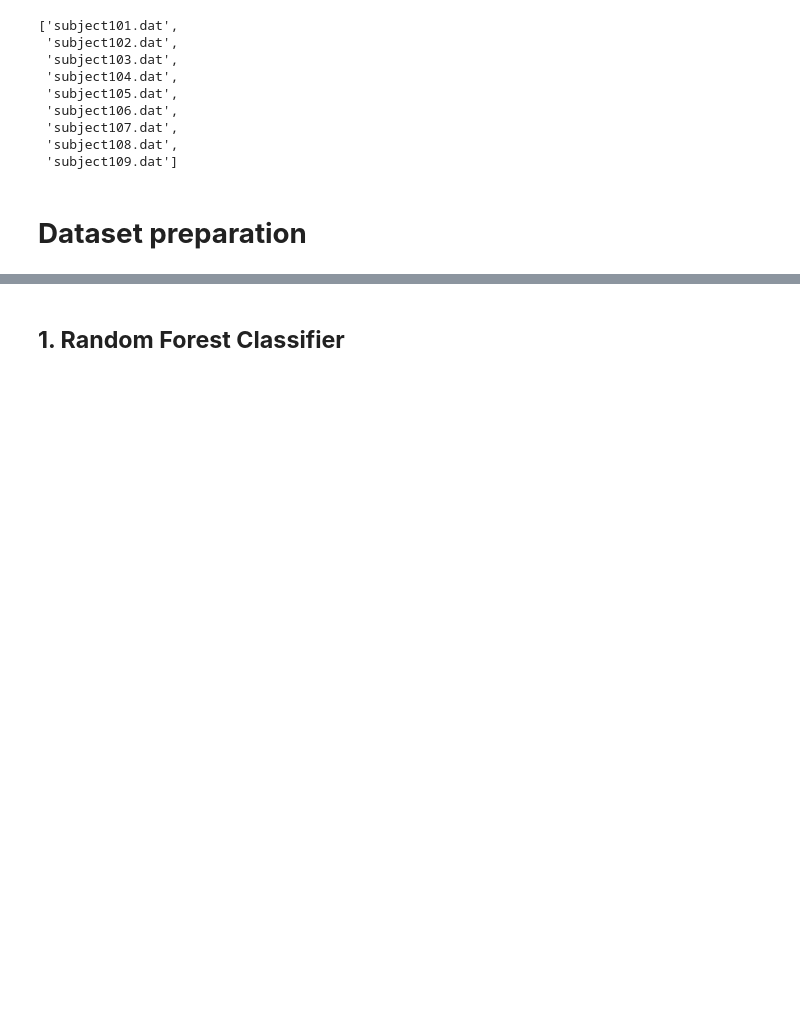
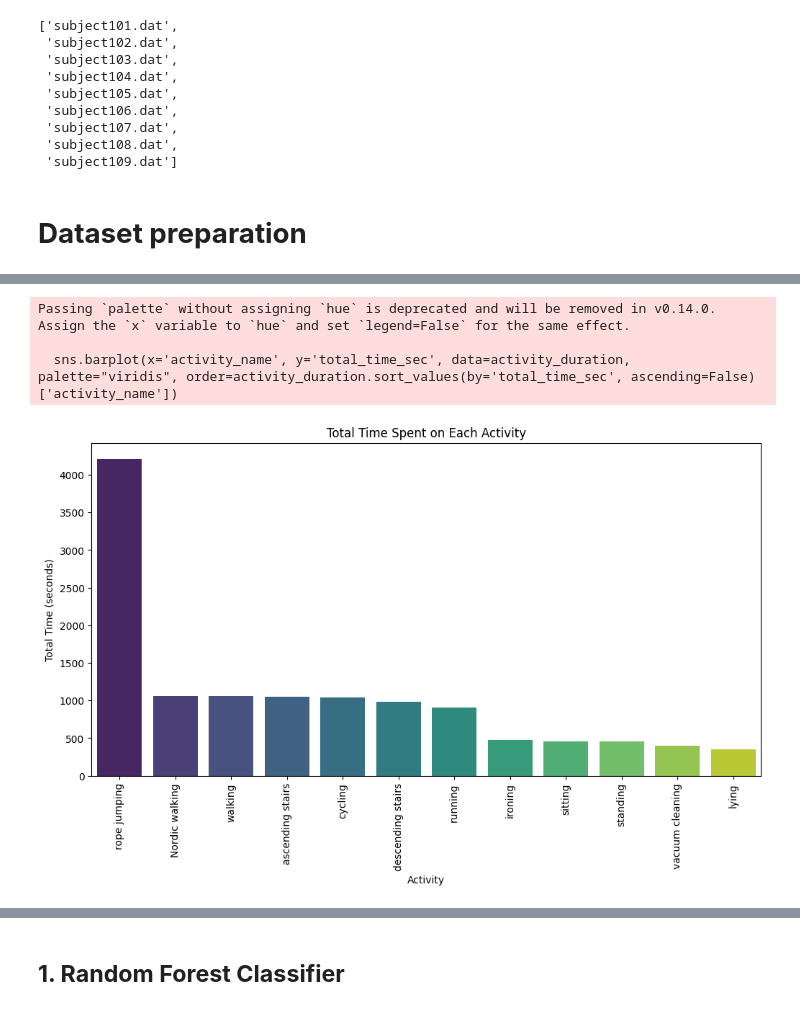
Before and after one commit to Balajinanda/Datascience-Project, a Jupyter notebook: Data_Science_Project.ipynb, the cells around one changed output, grey strips where cells are left out. Drawn from its saved outputs; the diff is of its cells as text; code cells hidden in the pictures; blank space fills up the shorter version.

```diff
--- a/Data_Science_Project.ipynb
+++ b/Data_Science_Project.ipynb
@@ -442,0 +270,21 @@ Test shape: (35100, 52)
+# %%
+# Calculate total time spent on each activity
+activity_duration = data.groupby('activity_id')['timestamp'].apply(lambda x: (x.max() - x.min()))
+activity_duration = activity_duration.reset_index()
+activity_duration.columns = ['activity_id', 'total_time_sec']
+
+# Add activity names
+activity_duration['activity_name'] = activity_duration['activity_id'].map(activity_map)
+
+plt.figure(figsize=(12, 6))
+sns.barplot(x='activity_name', y='total_time_sec', data=activity_duration, palette="viridis", order=activity_duration.sort_values(by='total_time_sec', ascending=False)['activity_name'])
+plt.title("Total Time Spent on Each Activity")
+plt.xlabel("Activity")
+plt.ylabel("Total Time (seconds)")
+plt.xticks(rotation=90)
+plt.show()
+# %% [output]
+Passing `palette` without assigning `hue` is deprecated and will be removed in v0.14.0. Assign the `x` variable to `hue` and set `legend=False` for the same effect.
+
+  sns.barplot(x='activity_name', y='total_time_sec', data=activity_duration, palette="viridis", order=activity_duration.sort_values(by='total_time_sec', ascending=False)['activity_name'])
+[figure, added]
```
Also changed, not shown: parts of 76 cells of this notebook.
